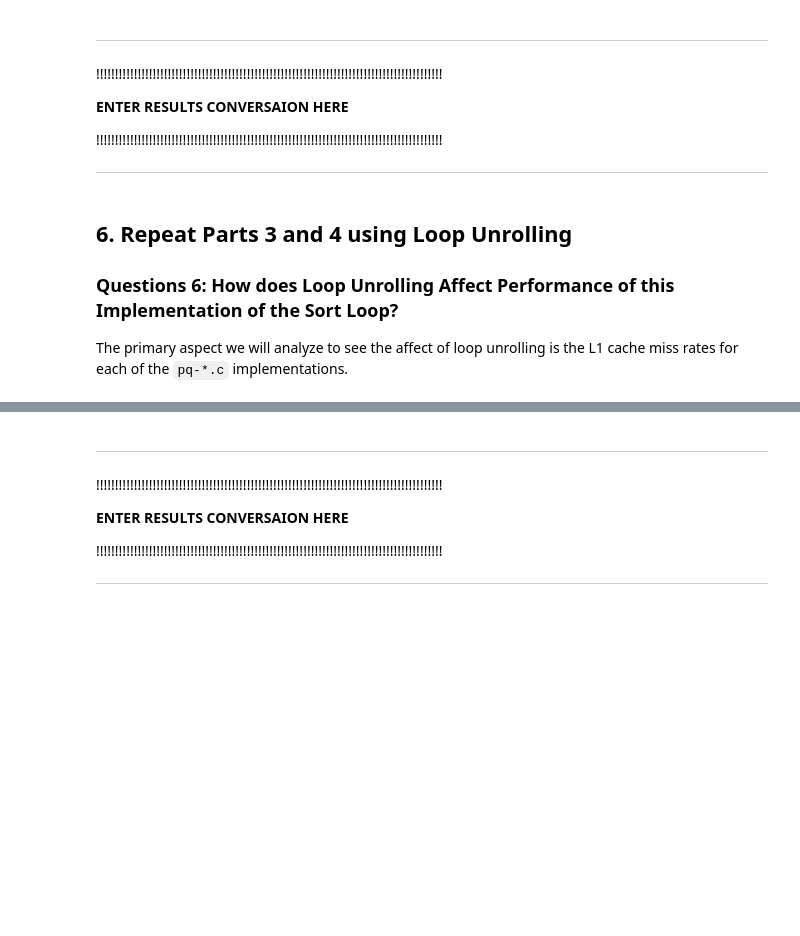
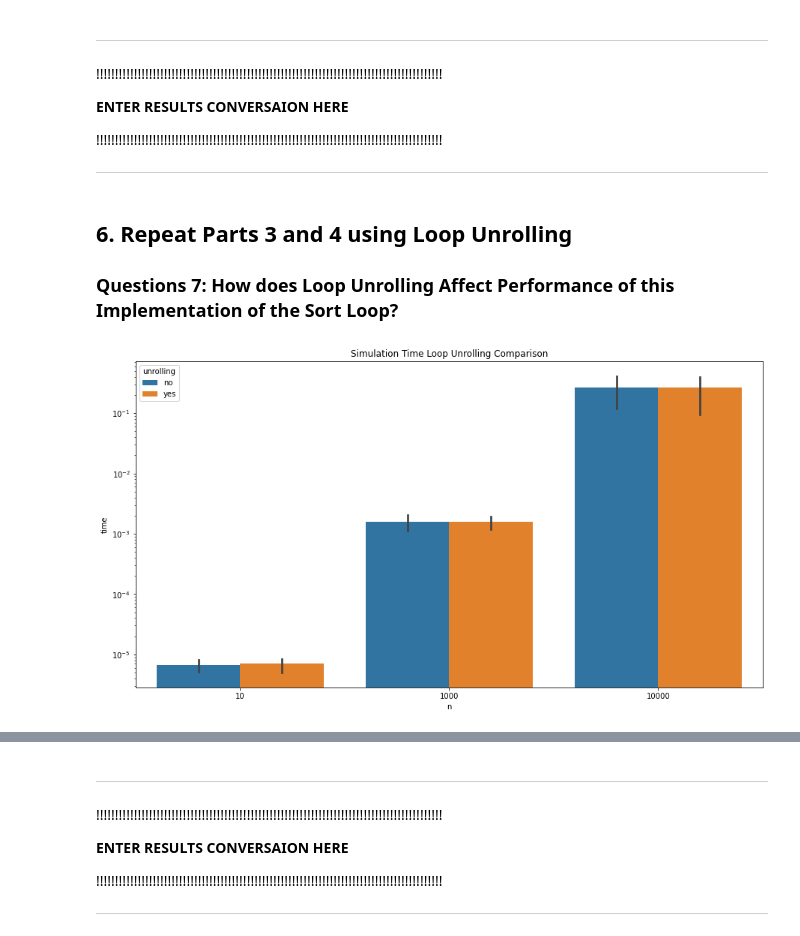
Before and after one commit to c14kevincardenas/cs5200-project2, a Jupyter notebook: report.ipynb, the cells around one changed output, grey strips where cells are left out. Saved outputs shown, nothing was run; the diff lists cells and outputs as text; code cells hidden in the pictures; blank space fills up the shorter version.

```diff
--- a/report.ipynb
+++ b/report.ipynb
@@ -195,5 +197,13 @@ A popular way to optimize a compiler is to reduce loop overhead by using loop un
 *******************************************************
 # %% [markdown]
 ## 6. Repeat Parts 3 and 4 using Loop Unrolling
-### Questions 6: How does Loop Unrolling Affect Performance of this Implementation of the Sort Loop?
-The primary aspect we will analyze to see the affect of loop unrolling is the L1 cache miss rates for each of the `pq-*.c` implementations.
+### Questions 7: How does Loop Unrolling Affect Performance of this Implementation of the Sort Loop?
+# %%
+q7 = pd.concat([df3, df5])
+q7 = q7.rename(columns={'part': 'unrolling'})
+q7.unrolling = q7.unrolling.map({'p3': 'no', 'p5': 'yes'})
+sns.barplot(data=q7, x='n', y='time', hue='unrolling', log=True)
+plt.title("Simulation Time Loop Unrolling Comparison")
+plt.show()
+# %% [output]
+[figure, added]
```
Also changed, not shown: parts of 20 cells of this notebook, 1 other file.
